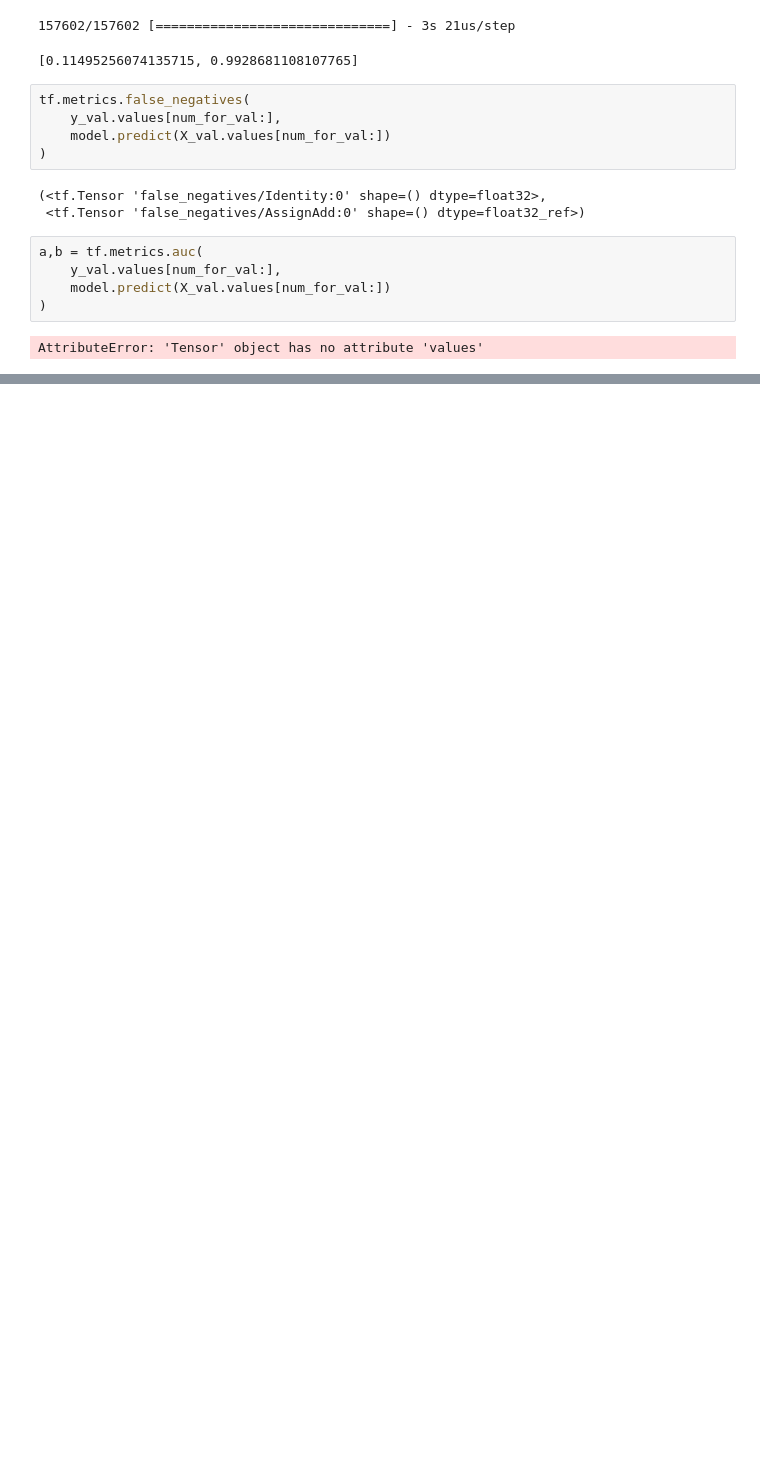
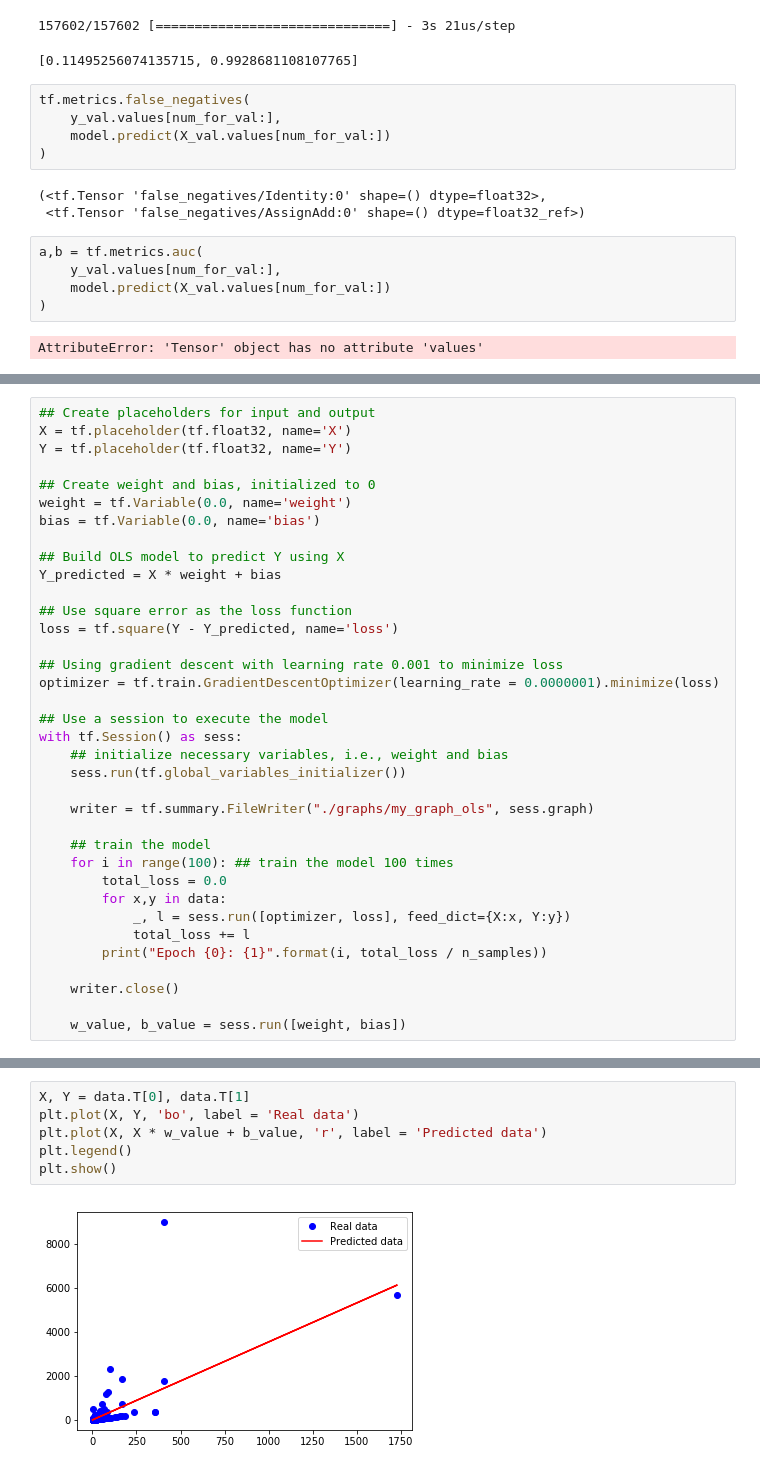
Before and after one commit to Donkeybobo/vtlnuf4pat, a Jupyter notebook: exploratory.ipynb, the cells around one changed output, grey strips where cells are left out. Saved outputs shown, nothing was run; the diff lists cells and outputs as text; blank space fills up the shorter version.

Commit message:
ts graphs

```diff
--- a/exploratory.ipynb
+++ b/exploratory.ipynb
@@ -153,0 +180,36 @@ AttributeError: 'Tensor' object has no attribute 'values'
+# %%
+## Create placeholders for input and output
+X = tf.placeholder(tf.float32, name='X')
+Y = tf.placeholder(tf.float32, name='Y')
+
+## Create weight and bias, initialized to 0
+weight = tf.Variable(0.0, name='weight')
+bias = tf.Variable(0.0, name='bias')
+
+## Build OLS model to predict Y using X
+Y_predicted = X * weight + bias
+
+## Use square error as the loss function
+loss = tf.square(Y - Y_predicted, name='loss')
+
+## Using gradient descent with learning rate 0.001 to minimize loss
+optimizer = tf.train.GradientDescentOptimizer(learning_rate = 0.0000001).minimize(loss)
+
+## Use a session to execute the model
+with tf.Session() as sess:
+    ## initialize necessary variables, i.e., weight and bias
+    sess.run(tf.global_variables_initializer())
+
+    writer = tf.summary.FileWriter("./graphs/my_graph_ols", sess.graph)
+
+    ## train the model
+    for i in range(100): ## train the model 100 times
+        total_loss = 0.0
+        for x,y in data:
+            _, l = sess.run([optimizer, loss], feed_dict={X:x, Y:y})
+            total_loss += l
+        print("Epoch {0}: {1}".format(i, total_loss / n_samples))
+
+    writer.close()
+
+    w_value, b_value = sess.run([weight, bias])
@@ -153,0 +234,8 @@ AttributeError: 'Tensor' object has no attribute 'values'
+# %%
+X, Y = data.T[0], data.T[1]
+plt.plot(X, Y, 'bo', label = 'Real data')
+plt.plot(X, X * w_value + b_value, 'r', label = 'Predicted data')
+plt.legend()
+plt.show()
+# %% [output]
+[figure, added]
```
Also changed, not shown: parts of 4 cells of this notebook, 2 other files.
